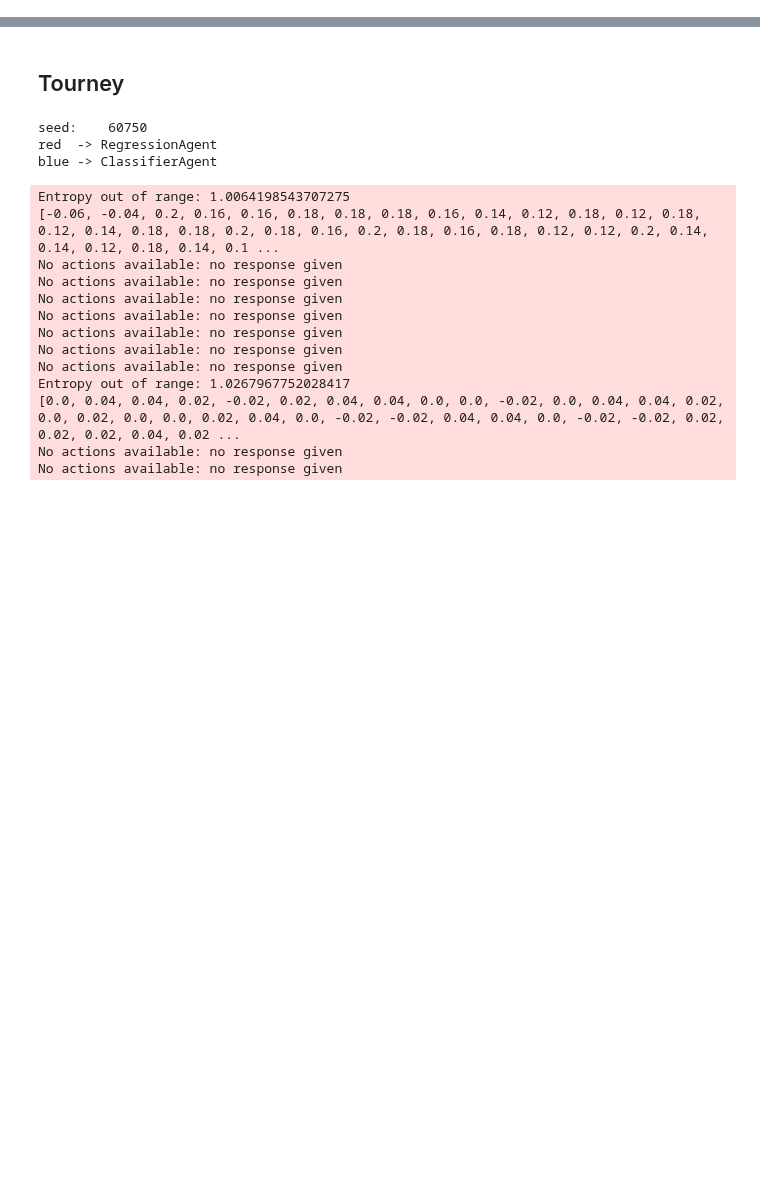
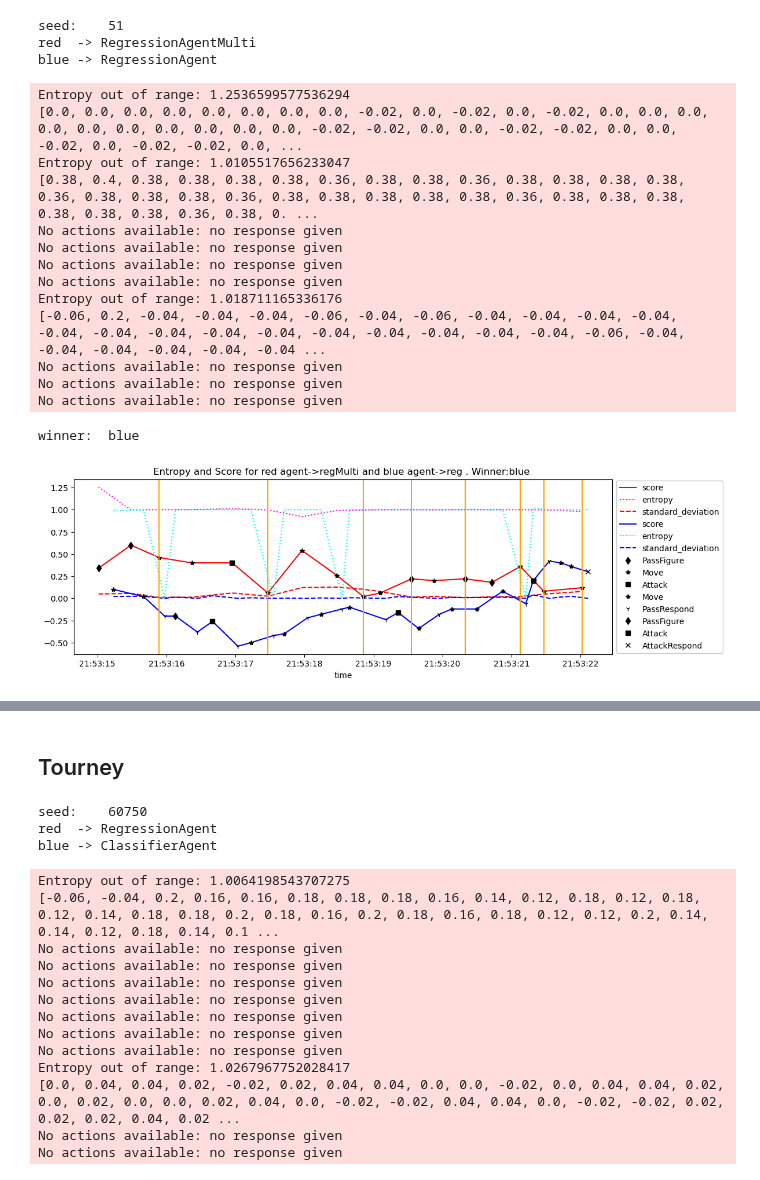
Before and after one commit to IDSIA/NewTechnoWar, a Jupyter notebook: code/notebooks/AnalysisEntropy.ipynb, the cells around one changed output, grey strips where cells are left out. Drawn from its saved outputs; the diff is of its cells as text; code cells hidden in the pictures; blank space fills up the shorter version.

```diff
--- a/code/notebooks/AnalysisEntropy.ipynb
+++ b/code/notebooks/AnalysisEntropy.ipynb
@@ -123,12 +123,12 @@ def plotEntropyTime(df_red,df_blue,red_data,blue_data,winner):
     df_red=setTime(df_red)
     df_blue=setTime(df_blue)
     ax=df_red.score.plot(color='red')
-    df_red.entropy.plot(color='purple',ax=ax,style=':')
-    df_red.standard_deviation.plot(color='magenta',ax=ax,style='--')
+    df_red.entropy.plot(color='magenta',ax=ax,style=':')
+    df_red.standard_deviation.plot(color='red',ax=ax,style='--')
 
     df_blue.score.plot(color='blue',ax=ax)
-    df_blue.entropy.plot(color='black',ax=ax,style=':')
-    df_blue.standard_deviation.plot(color='cyan',ax=ax,style='--')
+    df_blue.entropy.plot(color='cyan',ax=ax,style=':')
+    df_blue.standard_deviation.plot(color='blue',ax=ax,style='--')
 
     markers={'Attack':'s',
              'AttackGround':'p',
@@ -208,3 +208,26 @@ blue_models = [
 
 
 ]
+# %%
+s=51
+# %%
+df_red,df_blue=playAndAnalyzeTime(s, red_models[5], blue_models[3])
+# %% [output]
+seed:    51
+red  -> RegressionAgentMulti
+blue -> RegressionAgent
+Entropy out of range: 1.2536599577536294
+[0.0, 0.0, 0.0, 0.0, 0.0, 0.0, 0.0, 0.0, -0.02, 0.0, -0.02, 0.0, -0.02, 0.0, 0.0, 0.0, 0.0, 0.0, 0.0, 0.0, 0.0, 0.0, 0.0, -0.02, -0.02, 0.0, 0.0, -0.02, -0.02, 0.0, 0.0, -0.02, 0.0, -0.02, -0.02, 0.0, ...
+Entropy out of range: 1.0105517656233047
+[0.38, 0.4, 0.38, 0.38, 0.38, 0.38, 0.36, 0.38, 0.38, 0.36, 0.38, 0.38, 0.38, 0.38, 0.36, 0.38, 0.38, 0.38, 0.36, 0.38, 0.38, 0.38, 0.38, 0.38, 0.36, 0.38, 0.38, 0.38, 0.38, 0.38, 0.38, 0.36, 0.38, 0. ...
+No actions available: no response given
+No actions available: no response given
+No actions available: no response given
+No actions available: no response given
+Entropy out of range: 1.018711165336176
+[-0.06, 0.2, -0.04, -0.04, -0.04, -0.06, -0.04, -0.06, -0.04, -0.04, -0.04, -0.04, -0.04, -0.04, -0.04, -0.04, -0.04, -0.04, -0.04, -0.04, -0.04, -0.04, -0.06, -0.04, -0.04, -0.04, -0.04, -0.04, -0.04 ...
+No actions available: no response given
+No actions available: no response given
+No actions available: no response given
+winner:  blue
+[figure, added]
```
Also changed, not shown: parts of 2 cells of this notebook, 2 other files.
